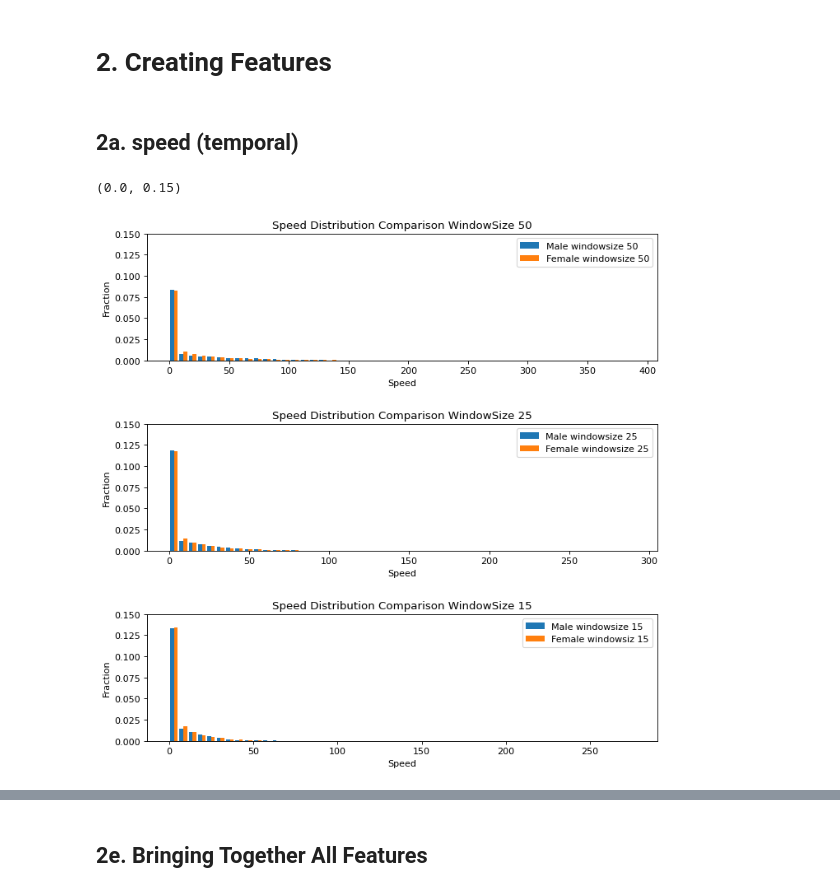
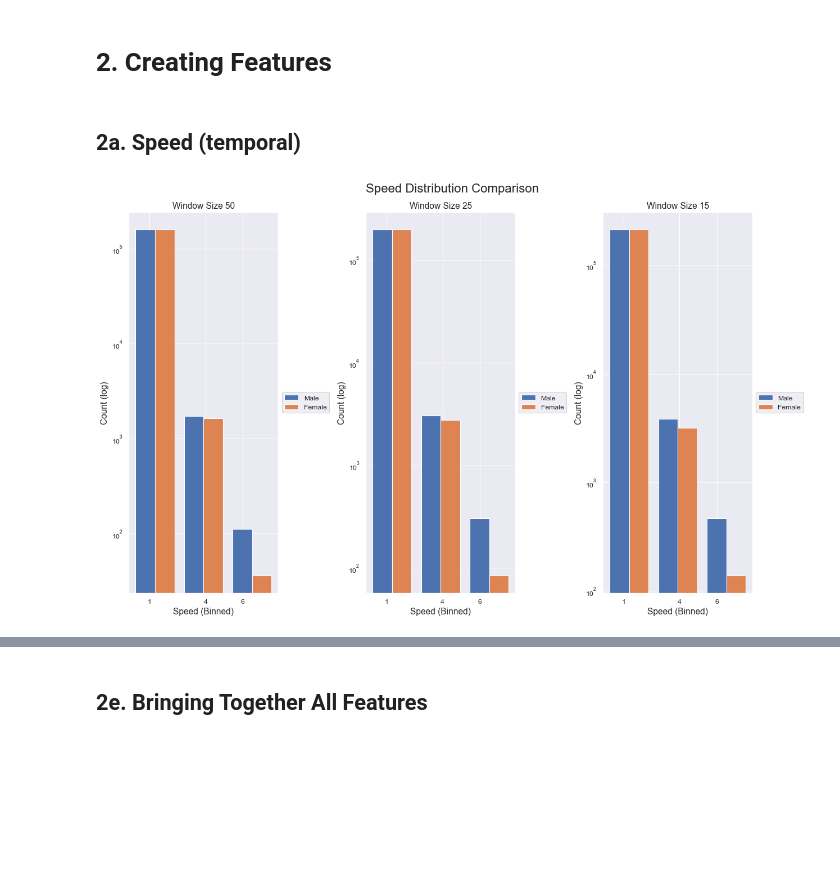
Before and after one commit to DavidScherArazi/NatBehFinalProj, a Jupyter notebook: final_project.ipynb, the cells around one changed output, grey strips where cells are left out. Saved outputs shown, nothing was run; the diff lists cells and outputs as text; code cells hidden in the pictures; blank space fills up the shorter version.

```diff
--- a/final_project.ipynb
+++ b/final_project.ipynb
@@ -137,7 +267,7 @@ Text(321.26767676767673, 0.5, 'Data Col')
 # %% [markdown]
 # 2. Creating Features
 # %% [markdown]
-## 2a. speed (temporal)
+## 2a. Speed (temporal)
 # %%
 #print(windowSize.value)
 from scipy.spatial import distance
@@ -160,55 +290,72 @@ def getSpeed(matrix):
 
         # window size 50
         for j in range(0, 101):
-            s50_m[(150*currentChunk)+j] = np.linalg.norm(temp[j,[2,15]] - temp[j+49,[2,15]])
-            s50_f[(150*currentChunk)+j] = np.linalg.norm(temp[j,[28,41]] - temp[j+49,[28,41]])
+            s50_m[(150*currentChunk)+j] = np.linalg.norm(temp[j,[2,15]] - temp[j+49,[2,15]]) / 50
+            s50_f[(150*currentChunk)+j] = np.linalg.norm(temp[j,[28,41]] - temp[j+49,[28,41]]) / 50
 
         # window size 25
         for j in range(0, 126):
-            s25_m[(150*currentChunk)+j] = np.linalg.norm(temp[j,[2,15]] - temp[j+24,[2,15]])
-            s25_f[(150*currentChunk)+j] = np.linalg.norm(temp[j,[28,41]] - temp[j+24,[28,41]])
+            s25_m[(150*currentChunk)+j] = np.linalg.norm(temp[j,[2,15]] - temp[j+24,[2,15]]) / 25
+            s25_f[(150*currentChunk)+j] = np.linalg.norm(temp[j,[28,41]] - temp[j+24,[28,41]]) / 25
 
         # window size 15
         for j in range(0, 136):
-            s15_m[(150*currentChunk)+j] = np.linalg.norm(temp[j,[2,15]] - temp[j+14,[2,15]])
-            s15_f[(150*currentChunk)+j] = np.linalg.norm(temp[j,[28,41]] - temp[j+14,[28,41]])
+            s15_m[(150*currentChunk)+j] = np.linalg.norm(temp[j,[2,15]] - temp[j+14,[2,15]]) / 15
+            s15_f[(150*currentChunk)+j] = np.linalg.norm(temp[j,[28,41]] - temp[j+14,[28,41]]) / 15
 
     maleRes = np.column_stack((s50_m, s25_m, s15_m))
     femRes = np.column_stack((s50_f, s25_f, s15_f))
     return(np.column_stack((maleRes, femRes)))
 
 
+# speed is calculated as the euclidean distance of the thorax in 1 frame to another / (length of the window)
+# the window size determines how far you look ahead when calculating the speed
+# the function returns values for window sizes of 50, 25 and 15. Later on the user can choose what to insert into the model.
+
 trainSpeed = getSpeed(trainX_m)
 testSpeed = getSpeed(testX_m)
 blindSpeed = getSpeed(blindX_m)
 # %%
-fig = plt.figure(figsize=(10,10), dpi=80)
-gs = fig.add_gridspec(3, 1, hspace=.5, wspace=.5)
+fig, ax = plt.subplots(1, 3, figsize=(16,10), dpi=80)
+fig.suptitle("Speed Distribution Comparison", fontsize=20)
 
-ax = gs.subplots()
+_, bins, _ = ax[0].hist(trainSpeed[:,[0,3]], 3, label=["Male", "Female"], log=True)
+ax[0].legend(loc='center left', bbox_to_anchor=(1, 0.5))
+ax[0].set_title("Window Size 50", fontsize=14)
+ax[0].set_xlabel("Speed (Binned)", fontsize=14)
+ax[0].set_ylabel("Count (log)", fontsize=14)
 
-ax[0].hist(trainSpeed[:,[0,3]], 50, label=["Male windowsize 50", "Female windowsize 50"], density=True)
-ax[0].legend()
-ax[0].set_title("Speed Distribution Comparison WindowSize 50")
-ax[0].set_xlabel("Speed")
-ax[0].set_ylabel("Fraction")
-ax[0].set_ylim([0, .15])
+xticks = np.zeros([np.size(bins)-1,])
+for i in range(0, np.size(xticks)):
+    xticks[i] = (bins[i] + bins[i+1]) / 2
 
-#plt.subplot(3, 1, 2)
-ax[1].hist(trainSpeed[:,[1,4]], 50, label=["Male windowsize 25", "Female windowsize 25"], density=True)
-ax[1].legend()
-ax[1].set_title("Speed Distribution Comparison WindowSize 25")
-ax[1].set_xlabel("Speed")
-ax[1].set_ylabel("Fraction")
-ax[1].set_ylim([0, .15])
+ax[0].set_xticks(np.round(xticks))
+
+_, bins, _ = ax[1].hist(trainSpeed[:,[1,4]], bins, label=["Male", "Female"], log=True)
+ax[1].legend(loc='center left', bbox_to_anchor=(1, 0.5))
+ax[1].set_title("Window Size 25", fontsize=14)
+ax[1].set_xlabel("Speed (Binned)", fontsize=14)
+ax[1].set_ylabel("Count (log)", fontsize=14)
+
+#xticks = np.zeros([np.size(bins)-1,])
+#for i in range(0, np.size(xticks)):
+#    xticks[i] = (bins[i] + bins[i+1]) / 2
+
+ax[1].set_xticks(np.round(xticks))
 
 #plt.subplot(3, 1, 3)
-ax[2].hist(trainSpeed[:,[2,5]], 50, label=["Male windowsize 15", "Female windowsiz 15"], density=True)
-ax[2].legend()
-ax[2].set_title("Speed Distribution Comparison WindowSize 15")
-ax[2].set_xlabel("Speed")
-ax[2].set_ylabel("Fraction")
-ax[2].set_ylim([0, .15])
+_, bins, _ = ax[2].hist(trainSpeed[:,[2,5]], bins, label=["Male", "Female"], log=True)
+ax[2].legend(loc='center left', bbox_to_anchor=(1, 0.5))
+ax[2].set_title("Window Size 15", fontsize=14)
+ax[2].set_xlabel("Speed (Binned)", fontsize=14)
+ax[2].set_ylabel("Count (log)", fontsize=14)
+
+#xticks = np.zeros([np.size(bins)-1,])
+#for i in range(0, np.size(xticks)):
+#    xticks[i] = (bins[i] + bins[i+1]) / 2
+
+ax[2].set_xticks(np.round(xticks))
+
+fig.tight_layout()
 # %% [output]
-(0.0, 0.15)
-[figure, old version]
+[figure, new version]
```
Also changed, not shown: parts of 47 cells of this notebook.
